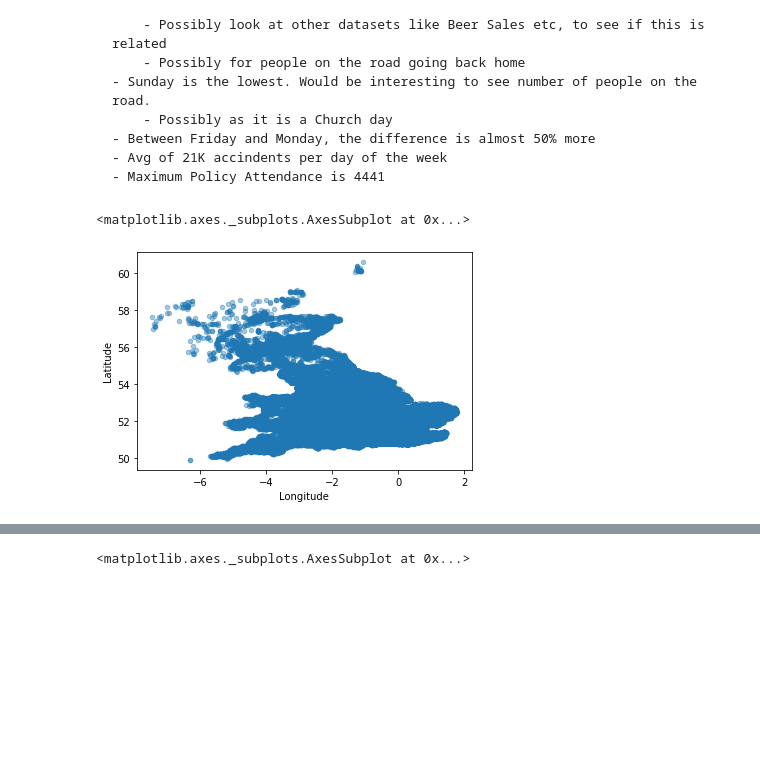
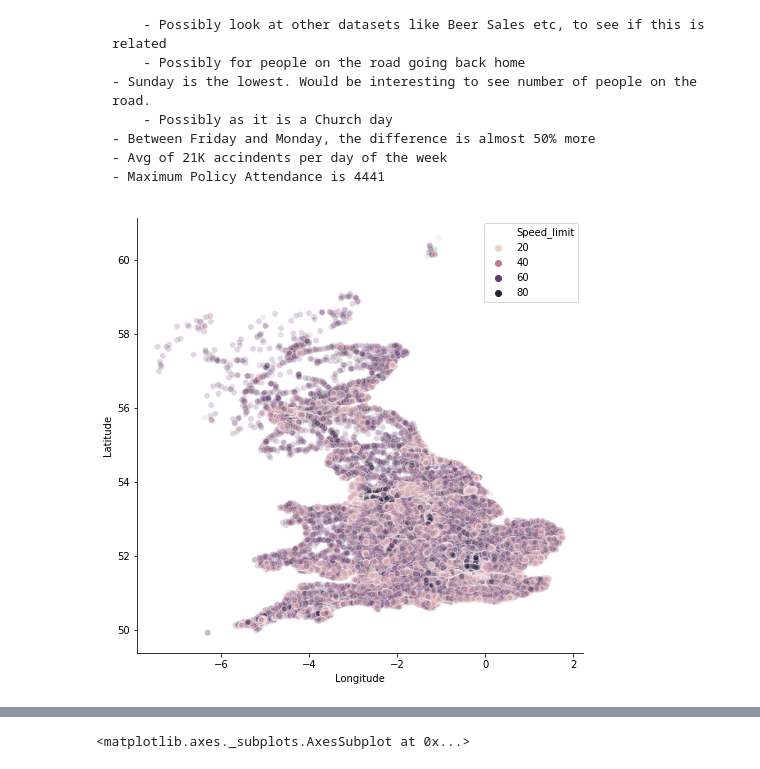
Before and after one commit to shivajid/PredictPoliceAppearance, a Jupyter notebook: h20_exercise_sklearn_keras.ipynb, the cells around one changed output, grey strips where cells are left out. Drawn from its saved outputs; the diff is of its cells as text; code cells hidden in the pictures; blank space fills up the shorter version.

```diff
--- a/h20_exercise_sklearn_keras.ipynb
+++ b/h20_exercise_sklearn_keras.ipynb
@@ -70,7 +70,7 @@ from h2o.estimators.random_forest import H2ORandomForestEstimator
 # %%
 pd.set_option('display.max_rows', 500)
 # %%
-road_safety = pd.read_pickle("road_safety.pkl")
+road_safety = pd.read_pickle("../road_safety.pkl")
 # %%
 road_safety.columns
 # %% [output]
@@ -244,10 +276,12 @@ Name: Accident_Index, dtype: int64
     - Avg of 21K accindents per day of the week
     - Maximum Policy Attendance is 4441
 # %%
-road_safety.plot(kind="scatter", x="Longitude", y="Latitude", alpha=0.4)
+plt.figure(figsize=(8,8))
+#road_safety.plot(kind="scatter", x="Longitude", y="Latitude", alpha=0.4)
+sns.scatterplot( x="Longitude", y="Latitude",data=road_safety,hue="Speed_limit", alpha=0.2)
+sns.despine()
 # %% [output]
-<matplotlib.axes._subplots.AxesSubplot at 0x...>
-[figure, old version]
+[figure, new version]
 # %%
 road_safety.corr()
 # %% [output]
```
Also changed, not shown: parts of 14 cells of this notebook, 7 other files.
